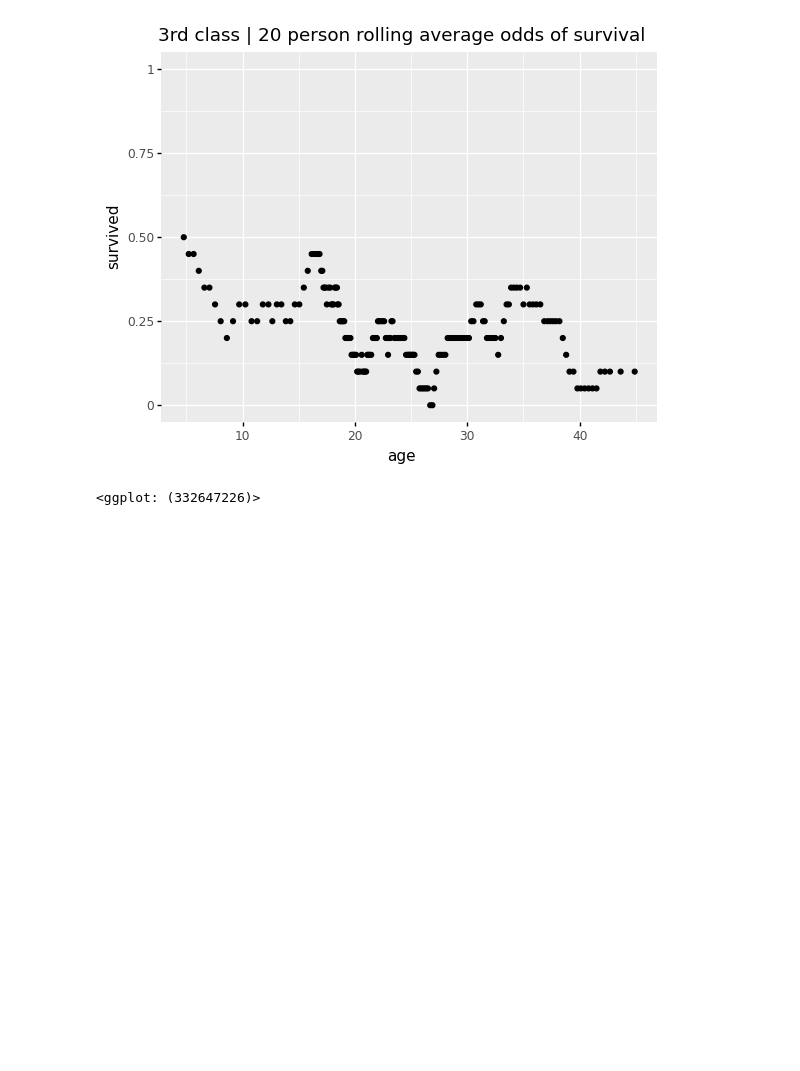
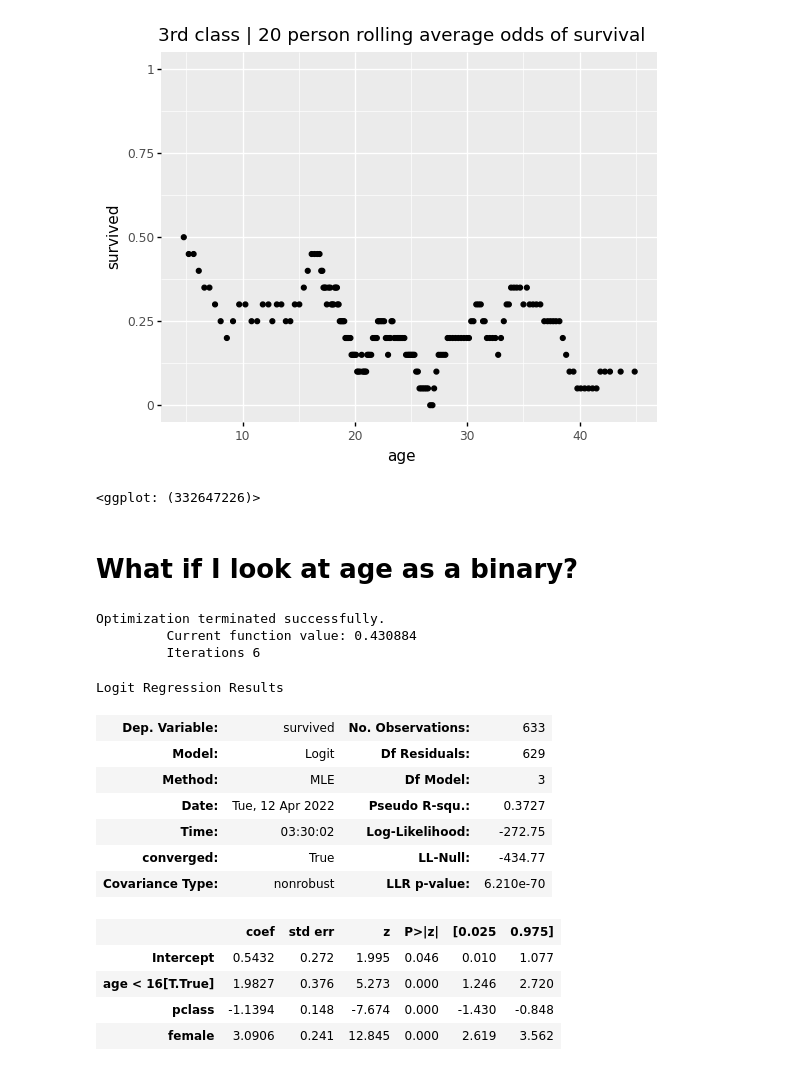
Before and after one commit to yiren54610/logistic-regression, a Jupyter notebook: logistic-regression-titanic-dhrumil.ipynb, the cells around one changed output. Cells and saved outputs as stored; diff of their text form; code cells hidden in the pictures; blank space fills up the shorter version.

```diff
--- a/logistic-regression-titanic-dhrumil.ipynb
+++ b/logistic-regression-titanic-dhrumil.ipynb
@@ -484,3 +484,29 @@ ggplot(df[['age', 'survived','pclass']].query('pclass==3').dropna().sort_values(
 # %% [output]
 [figure]
 <ggplot: (332647226)>
+# %% [markdown]
+# What if I look at age as a binary?
+# %%
+
+import statsmodels.formula.api as smf
+
+model = smf.logit("survived ~ pclass + female + age<16", data=df)
+results = model.fit()
+results.summary()
+# %% [output]
+Optimization terminated successfully.
+         Current function value: 0.430884
+         Iterations 6
+Logit Regression Results
+| Dep. Variable: | survived | No. Observations: | 633 |
+| Model: | Logit | Df Residuals: | 629 |
+| Method: | MLE | Df Model: | 3 |
+| Date: | Tue, 12 Apr 2022 | Pseudo R-squ.: | 0.3727 |
+| Time: | 03:30:02 | Log-Likelihood: | -272.75 |
+| converged: | True | LL-Null: | -434.77 |
+| Covariance Type: | nonrobust | LLR p-value: | 6.210e-70 |
+|  | coef | std err | z | P>|z| | [0.025 | 0.975] |
+| Intercept | 0.5432 | 0.272 | 1.995 | 0.046 | 0.010 | 1.077 |
+| age < 16[T.True] | 1.9827 | 0.376 | 5.273 | 0.000 | 1.246 | 2.720 |
+| pclass | -1.1394 | 0.148 | -7.674 | 0.000 | -1.430 | -0.848 |
+| female | 3.0906 | 0.241 | 12.845 | 0.000 | 2.619 | 3.562 |
```
Also changed, not shown: parts of 6 cells of this notebook.
